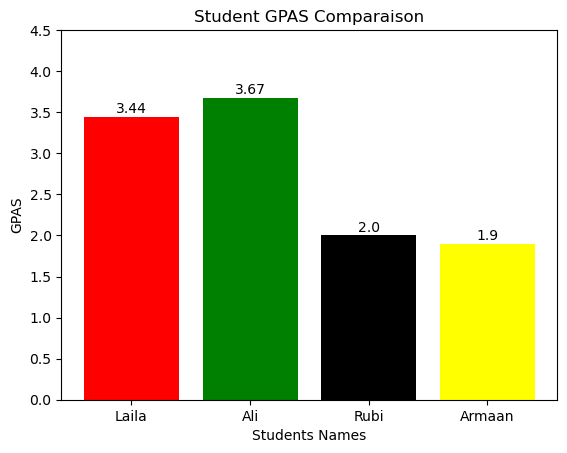
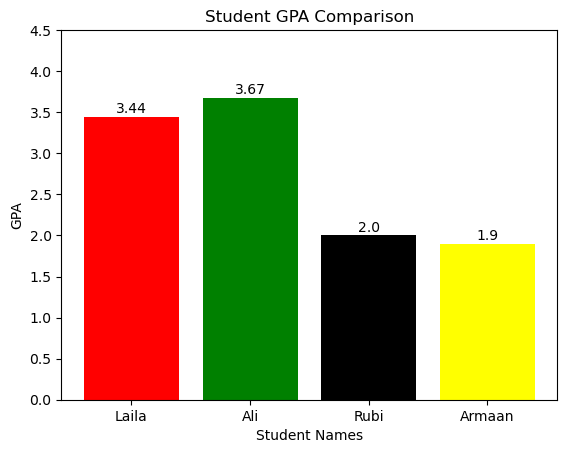
The notebook cell's code change between the first figure and the second:
--- before
+++ after
@@ -1,13 +1,32 @@
 import matplotlib.pyplot as plt
+
 names = ["Laila", "Ali", "Rubi", "Armaan"]
 gpas  = [3.44, 3.67, 2.0, 1.90]
-plt.bar(names,gpas,color=["red","green" ,"black","yellow"])
-plt.title("Student GPAS Comparaison")
-plt.xlabel("Students Names")
-plt.ylabel("GPAS")
-plt.ylim(0,4.5)
 
+# Chart 1 — Bar chart
+plt.bar(names, gpas, color=["red", "green", "black", "yellow"])
+plt.title("Student GPA Comparison")
+plt.xlabel("Student Names")
+plt.ylabel("GPA")
+plt.ylim(0, 4.5)
+for i, gpa in enumerate(gpas):
+    plt.text(i, gpa + 0.05, str(gpa), ha="center")
+plt.show()
 
-for i ,gpa in enumerate(gpas):
-     plt.text(i,gpa+0.05,str(gpa),ha="center")
+# Chart 2 — Line chart
+plt.plot(names, gpas, color="blue", marker="^")
+plt.title("GPA Trend")
+plt.xlabel("Student Names")
+plt.ylabel("GPA")
+plt.ylim(0, 4.5)
+
+for i,gpa in enumerate(gpas):
+    plt.text(names[i],gpa+0.05,str(gpa),ha="center")
 plt.show()
+
+# Chart 3 — Pie chart
+statuses = ["Dean's List", "PASS", "FAIL"]
+counts =   [2, 1, 1]
+plt.pie(counts, labels=statuses, autopct="%1.1f%%")
+plt.title("Status Breakdown")
+plt.show()

Commit: Add files via upload